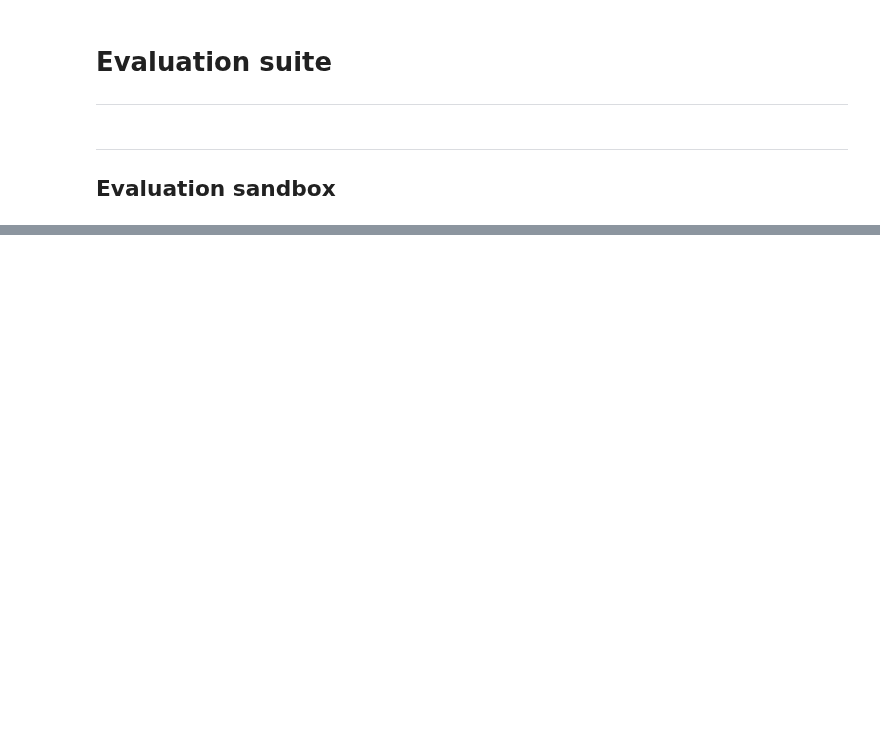
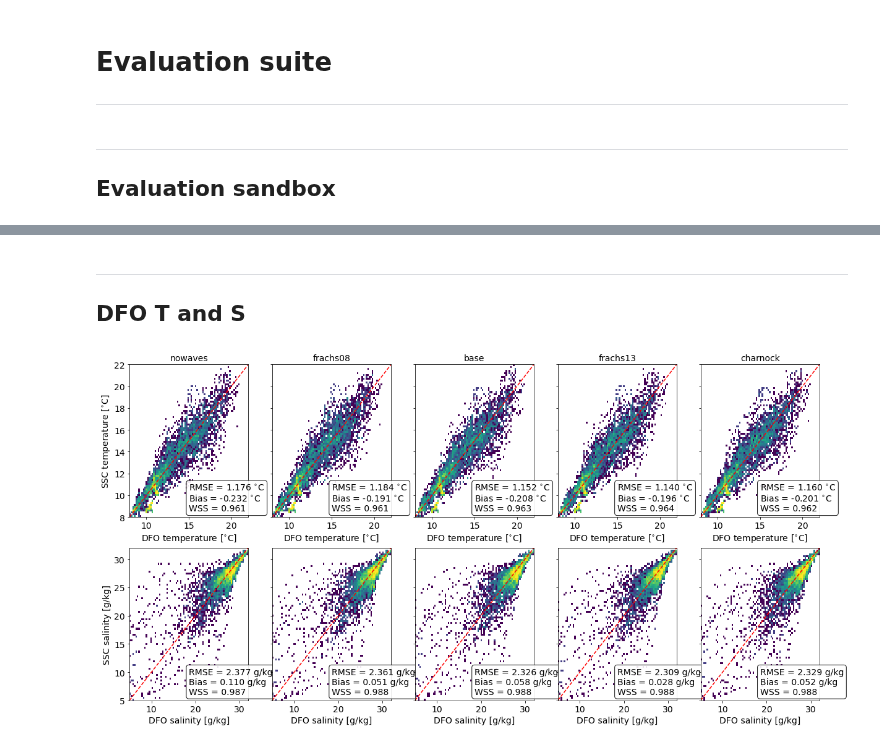
Before and after one commit to SalishSeaCast/analysis-ben, a Jupyter notebook: notebooks/graham/evaluation.ipynb, the cells around one changed output, grey strips where cells are left out. Saved outputs shown, nothing was run; the diff lists cells and outputs as text; code cells hidden in the pictures; blank space fills up the shorter version.

```diff
--- a/notebooks/graham/evaluation.ipynb
+++ b/notebooks/graham/evaluation.ipynb
@@ -71,0 +265,10 @@ for col, case in zip(axs.T, ['nowaves', 'frachs08', 'base', 'frachs13', 'charnoc
+# %% [markdown]
+***
+
+## DFO T and S
+# %%
+# All points full water column
+fig, ax = plot_tracers(DFO)
+fig.savefig('/scratch/bmoorema/figures/DFO_eval.pdf', bbox_inches='tight')
+# %% [output]
+[figure, added]
```
Also changed, not shown: parts of 30 cells of this notebook, 6 other files.
